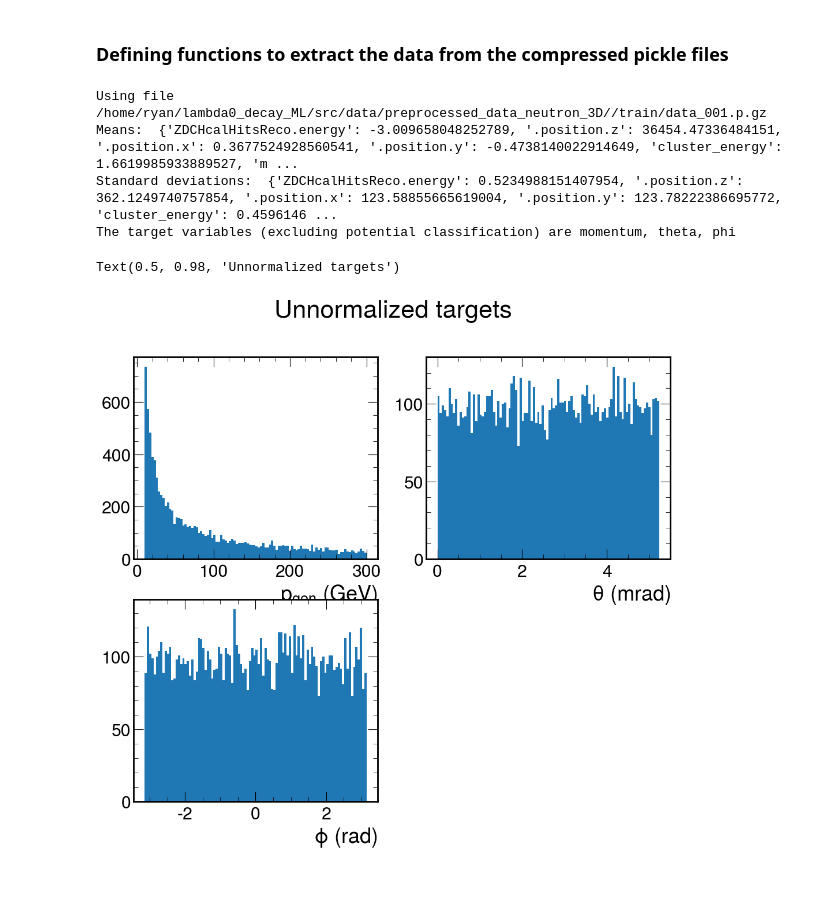
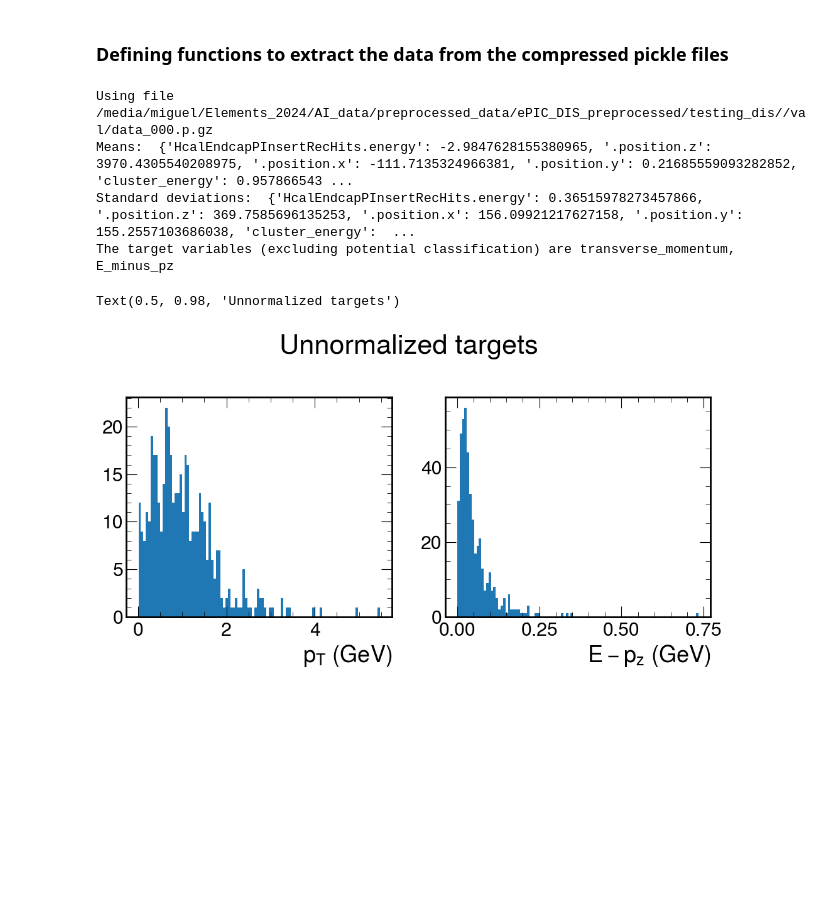
Before and after one commit to eiccodesign/regressiononly, a Jupyter notebook: src/notebooks/preprocessed_QA.ipynb, the cells around one changed output. Drawn from its saved outputs; the diff is of its cells as text; code cells hidden in the pictures.

Commit message:
Added transverse momentum and pt as variables

```diff
--- a/src/notebooks/preprocessed_QA.ipynb
+++ b/src/notebooks/preprocessed_QA.ipynb
@@ -17,7 +17,7 @@ import mplhep as hep
 hep.style.use(hep.style.CMS)
 # %%
 # Directory where your preprocessed data is stored
-preprocessed_data_directory = "/home/ryan/lambda0_decay_ML/src/data/preprocessed_data_neutron_3D/"
-include_ecal = False
+preprocessed_data_directory = "/media/miguel/Elements_2024/AI_data/preprocessed_data/ePIC_DIS_preprocessed/testing_dis/"
+include_ecal = True
 # %% [markdown]
 ### Defining functions to extract the data from the compressed pickle files
@@ -24,4 +87,5 @@ include_ecal = False
 # %%
+import awkward as ak
 def open_compressed_pickle_file(file_name, compression="gzip"):
     try:
         with gzip.open(file_name, 'rb') as f:
@@ -49,7 +113,7 @@ def obtain_data_from_pickle_file(preprocessed_data_directory, file_number='000',
     print("Standard deviations: ", standard_deviation_data)
     # Getting the targets used in this preprocessed data. Targets are what the ML model is trying to predict for each event
     scalar_keys = list(mean_data.keys())
-    target_variables = [key for key in ["momentum", "genP", "theta", "phi"] if key in scalar_keys]
+    target_variables = [key for key in ["momentum", "genP", "theta", "phi", "transverse_momentum", "E_minus_pz"] if key in scalar_keys]
     if not target_variables:
         raise ValueError("No target variables found in scalar keys!")
     print(f"The target variables (excluding potential classification) are {', '.join(target_variables)}")
@@ -137,9 +201,9 @@ def obtain_data_from_pickle_file(preprocessed_data_directory, file_number='000',
         normalized_node_arrays["ecal_y"] = ecal_x
 
     try:
-        hcal_detector_energy_key = next(key for key in scalar_keys if "HcalHitsReco.energy" in key)
+        hcal_detector_energy_key = next(key for key in scalar_keys if "HcalEndcapPInsertRecHits.energy" in key)
         if include_ecal:
-            ecal_detector_energy_key = next(key for key in scalar_keys if "EcalHitsReco.energy" in key)
+            ecal_detector_energy_key = next(key for key in scalar_keys if "EcalEndcapPInsertRecHits.energy" in key)
     except StopIteration:
         raise ValueError("Detector energy key not found in scalar keys!")
 
@@ -164,40 +228,44 @@ def obtain_data_from_pickle_file(preprocessed_data_directory, file_number='000',
 
     return unnormalized_target_arrays, normalized_target_arrays, unnormalized_node_arrays, normalized_node_arrays
 # %%
-unnormalized_targets, normalized_targets, unnormalized_nodes, normalized_nodes = obtain_data_from_pickle_file(preprocessed_data_directory, '001', 'train')
+unnormalized_targets, normalized_targets, unnormalized_nodes, normalized_nodes = obtain_data_from_pickle_file(preprocessed_data_directory, '000', 'val')
 # %% [output]
-Using file /home/ryan/lambda0_decay_ML/src/data/preprocessed_data_neutron_3D//train/data_001.p.gz
-Means:  {'ZDCHcalHitsReco.energy': -3.009658048252789, '.position.z': 36454.47336484151, '.position.x': 0.3677524928560541, '.position.y': -0.4738140022914649, 'cluster_energy': 1.6619985933889527, 'm ...
-Standard deviations:  {'ZDCHcalHitsReco.energy': 0.5234988151407954, '.position.z': 362.1249740757854, '.position.x': 123.58855665619004, '.position.y': 123.78222386695772, 'cluster_energy': 0.4596146 ...
-The target variables (excluding potential classification) are momentum, theta, phi
+Using file /media/miguel/Elements_2024/AI_data/preprocessed_data/ePIC_DIS_preprocessed/testing_dis//val/data_000.p.gz
+Means:  {'HcalEndcapPInsertRecHits.energy': -2.9847628155380965, '.position.z': 3970.4305540208975, '.position.x': -111.7135324966381, '.position.y': 0.21685559093282852, 'cluster_energy': 0.957866543 ...
+Standard deviations:  {'HcalEndcapPInsertRecHits.energy': 0.36515978273457866, '.position.z': 369.7585696135253, '.position.x': 156.09921217627158, '.position.y': 155.2557103686038, 'cluster_energy':  ...
+The target variables (excluding potential classification) are transverse_momentum, E_minus_pz
 # %%
-plot_labels = {"genP": "$p_{gen}$ (GeV)", "momentum": "$p_{gen}$ (GeV)", "theta": "$\\theta$ (mrad)", "phi": "$\phi$ (rad)", "energy": "E (GeV)",
-               "z": "z (mm)", "x": "x (mm)", "y": "y (mm)", "ecal_energy": "E (GeV)", "ecal_z": "z (mm)", "ecal_x": "x (mm)", "ecal_y": "y (mm)"}
+plot_labels = {"genP": "$p_{gen}$ (GeV)", "momentum": "$p_{gen}$ (GeV)", "theta": "$\\theta$ (deg)", "phi": "$\phi$ (rad)", "energy": "E (GeV)",
+               "z": "z (mm)", "x": "x (mm)", "y": "y (mm)", "ecal_energy": "E (GeV)", "ecal_z": "z (mm)", "ecal_x": "x (mm)", "ecal_y": "y (mm)",
+               "transverse_momentum": "$p_{T}$ (GeV)", "E_minus_pz": "$E-p_z$ (GeV)"}
 # %%
 # Plotting the unnormalized target data
 
 # Determine the number of targets and limit the number of subplots accordingly
 num_of_targets = len(unnormalized_targets)
 num_of_subplots = min(num_of_targets, 4)  # Maximum of 4 subplots
 
 fig, axs = plt.subplots(2, 2, figsize=(12, 10))
 
 # Iterate over the targets and subplots
 for i, (key, data) in enumerate(unnormalized_targets.items()):
     if i >= num_of_subplots:
         break
     ax = axs.flatten()[i]
-    ax.hist(data, bins = 100)
+    if key == "theta":
+        ax.hist(data, bins = 100)
+    else:
+        ax.hist(data, bins = 100)
     ax.set_xlabel(plot_labels[key])
 
 # Hide extra subplots if there are fewer targets
 for ax in axs.flatten()[num_of_targets:]:
     ax.axis('off')
 
 plt.suptitle("Unnormalized targets")
 # %% [output]
 Text(0.5, 0.98, 'Unnormalized targets')
-[figure, old version]
+[figure, new version]
 # %%
 # Plotting the normalized target data
 
```
Also changed, not shown: parts of 6 cells of this notebook.
